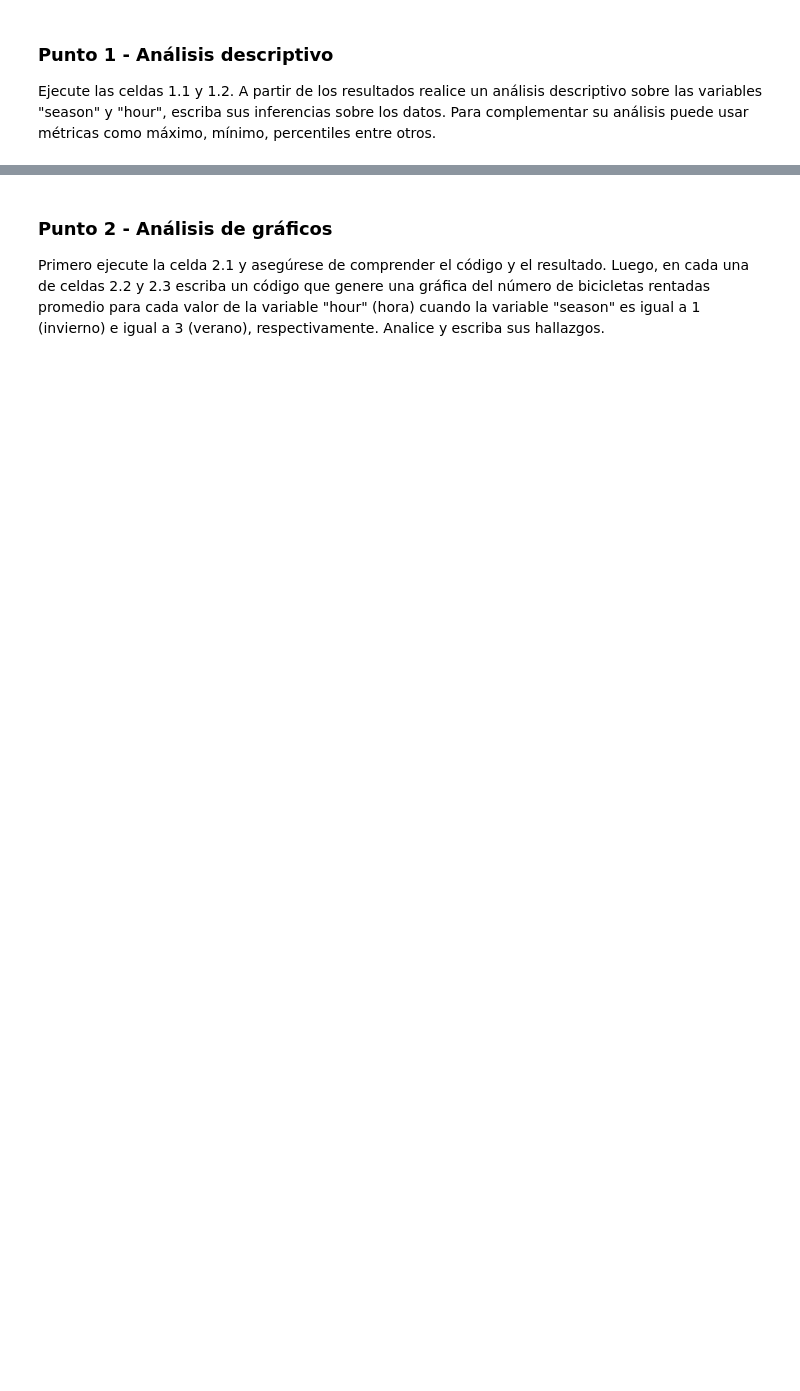
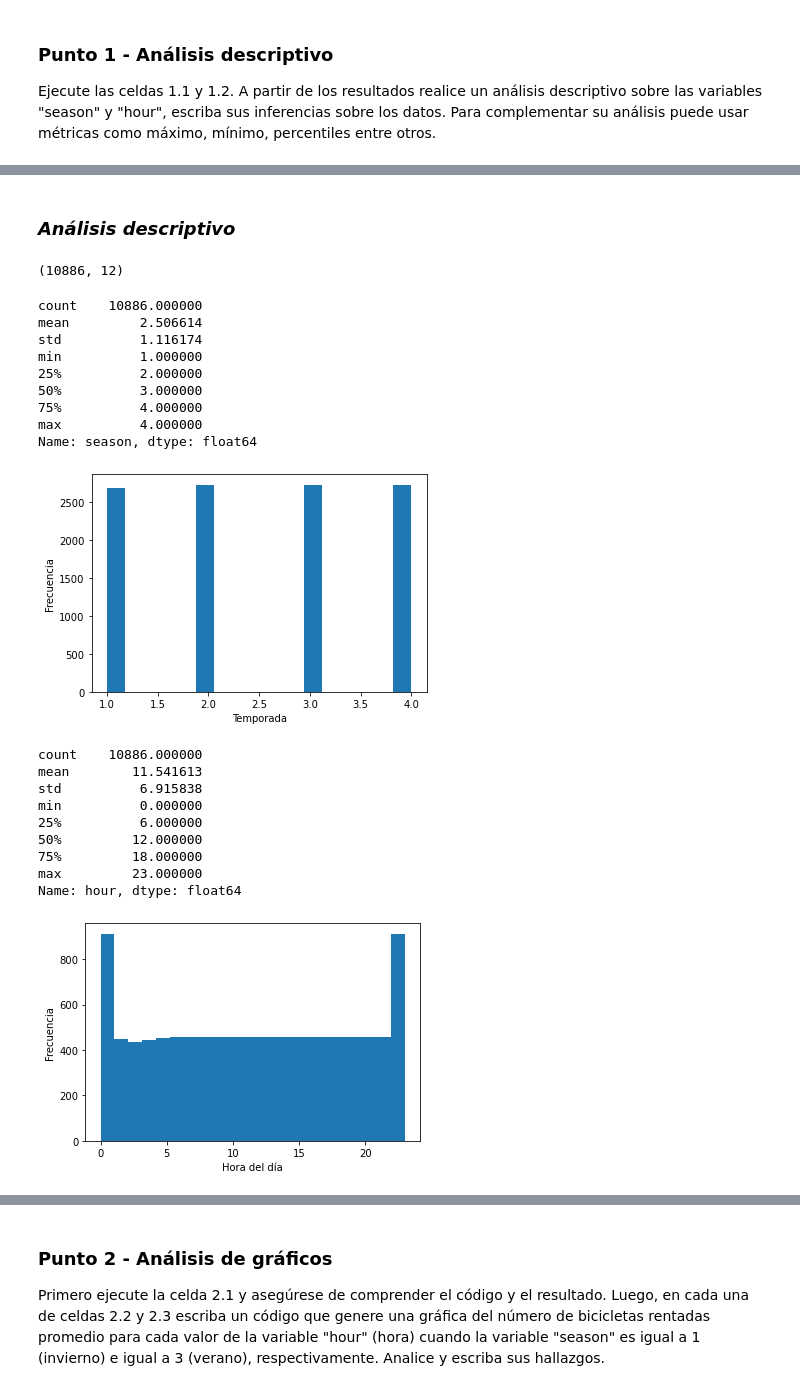
Before and after one commit to Erwin-DS/miad-nlp, a Jupyter notebook: Semana 1/S1TC1_arboles_ensamblajes.ipynb, the cells around one changed output, grey strips where cells are left out. Drawn from its saved outputs; the diff is of its cells as text; code cells hidden in the pictures; blank space fills up the shorter version.

```diff
--- a/Semana 1/S1TC1_arboles_ensamblajes.ipynb
+++ b/Semana 1/S1TC1_arboles_ensamblajes.ipynb
@@ -53,0 +80,46 @@ bikes.groupby('hour').total.mean()
+# %% [markdown]
+### *Análisis descriptivo*
+# %%
+# Obtenemos las dimensiones de la data
+bikes.shape
+# %% [output]
+(10886, 12)
+# %%
+# descripción estadística de la variable "season"
+print(bikes["season"].describe())
+
+# histograma de la variable "season"
+plt.hist(bikes["season"], bins='auto')
+plt.xlabel("Temporada")
+plt.ylabel("Frecuencia")
+plt.show()
+
+# descripción estadística de la variable "hour"
+print(bikes["hour"].describe())
+
+# histograma de la variable "hour"
+plt.hist(bikes["hour"], bins='auto')
+plt.xlabel("Hora del día")
+plt.ylabel("Frecuencia")
+plt.show()
+# %% [output]
+count    10886.000000
+mean         2.506614
+std          1.116174
+min          1.000000
+25%          2.000000
+50%          3.000000
+75%          4.000000
+max          4.000000
+Name: season, dtype: float64
+[figure, added]
+count    10886.000000
+mean        11.541613
+std          6.915838
+min          0.000000
+25%          6.000000
+50%         12.000000
+75%         18.000000
+max         23.000000
+Name: hour, dtype: float64
+[figure, added]
```
Also changed, not shown: parts of 21 cells of this notebook.
